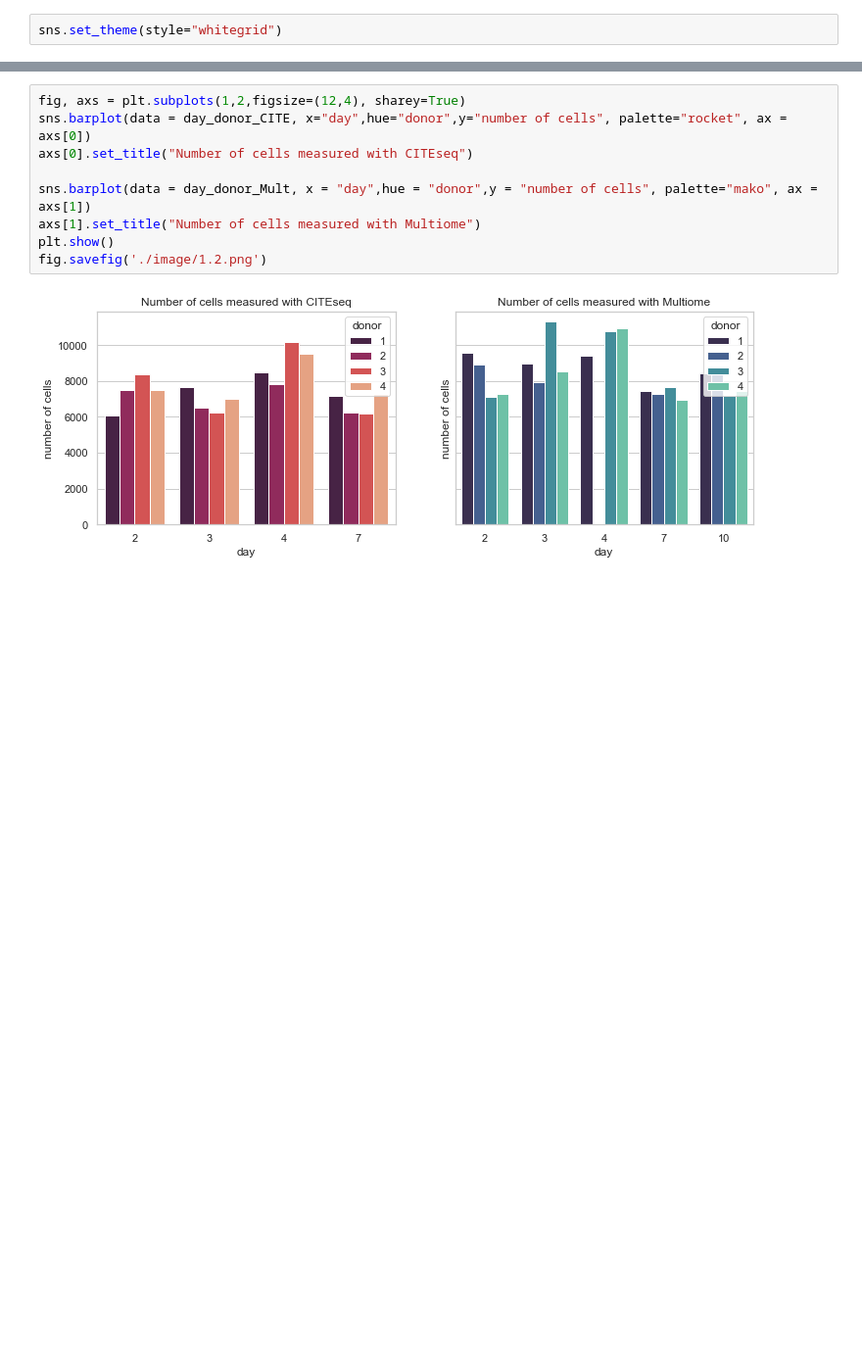
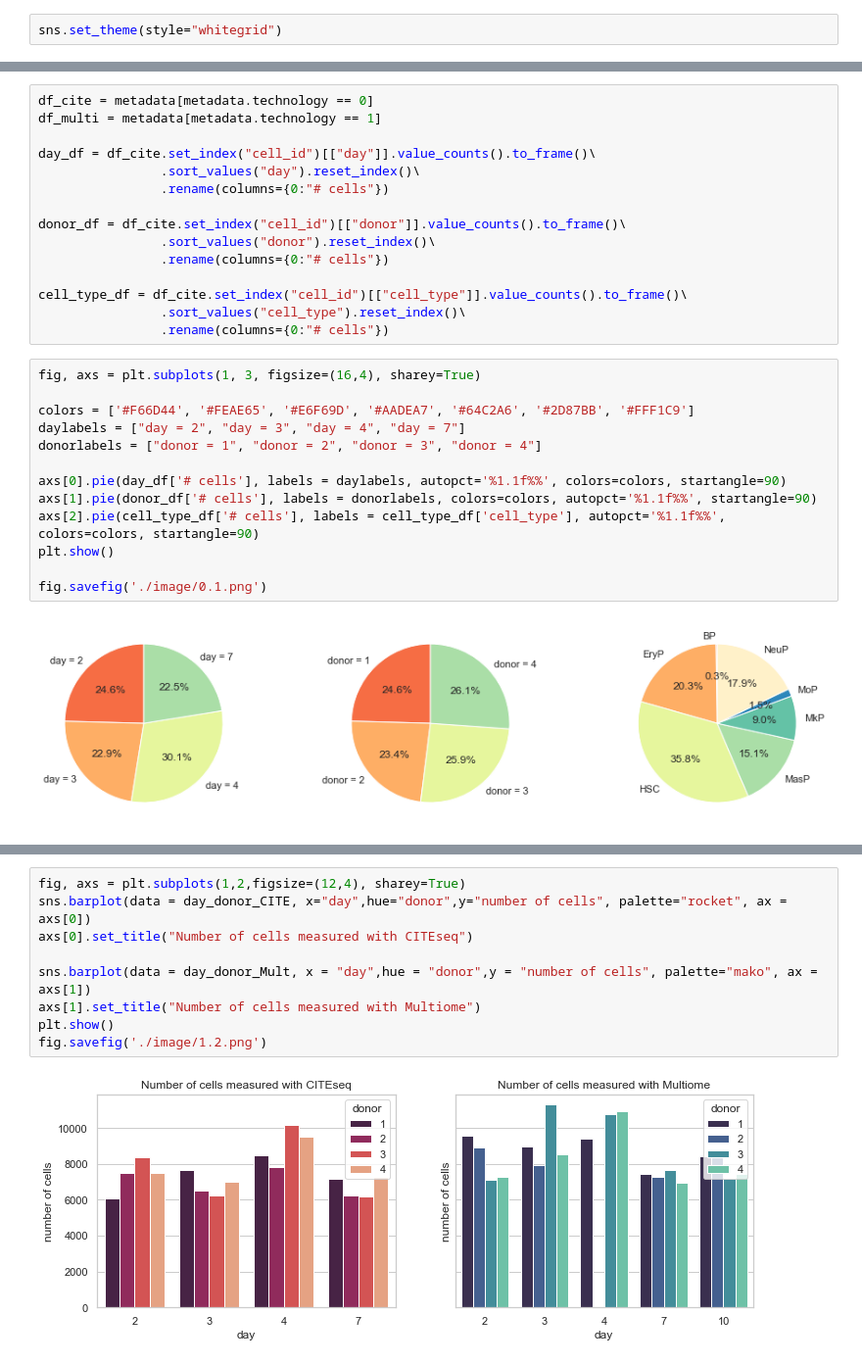
Before and after one commit to bochendong/Multimodal-Single-Cell-Integration, a Jupyter notebook: metadata/metadata.ipynb, the cells around one changed output, grey strips where cells are left out. Shown at 98% size. Drawn from its saved outputs; the diff is of its cells as text; blank space fills up the shorter version.

```diff
--- a/metadata/metadata.ipynb
+++ b/metadata/metadata.ipynb
@@ -45,0 +95,30 @@ fig.savefig('./image/1.1.png')
+# %%
+df_cite = metadata[metadata.technology == 0]
+df_multi = metadata[metadata.technology == 1]
+
+day_df = df_cite.set_index("cell_id")[["day"]].value_counts().to_frame()\
+                .sort_values("day").reset_index()\
+                .rename(columns={0:"# cells"})
+
+donor_df = df_cite.set_index("cell_id")[["donor"]].value_counts().to_frame()\
+                .sort_values("donor").reset_index()\
+                .rename(columns={0:"# cells"})
+
+cell_type_df = df_cite.set_index("cell_id")[["cell_type"]].value_counts().to_frame()\
+                .sort_values("cell_type").reset_index()\
+                .rename(columns={0:"# cells"})
+# %%
+fig, axs = plt.subplots(1, 3, figsize=(16,4), sharey=True)
+
+colors = ['#F66D44', '#FEAE65', '#E6F69D', '#AADEA7', '#64C2A6', '#2D87BB', '#FFF1C9']
+daylabels = ["day = 2", "day = 3", "day = 4", "day = 7"]
+donorlabels = ["donor = 1", "donor = 2", "donor = 3", "donor = 4"]
+
+axs[0].pie(day_df['# cells'], labels = daylabels, autopct='%1.1f%%', colors=colors, startangle=90)
+axs[1].pie(donor_df['# cells'], labels = donorlabels, colors=colors, autopct='%1.1f%%', startangle=90)
+axs[2].pie(cell_type_df['# cells'], labels = cell_type_df['cell_type'], autopct='%1.1f%%', colors=colors, startangle=90)
+plt.show()
+
+fig.savefig('./image/0.1.png')
+# %% [output]
+[figure, added]
```
Also changed, not shown: parts of 7 cells of this notebook, 16 other files.
